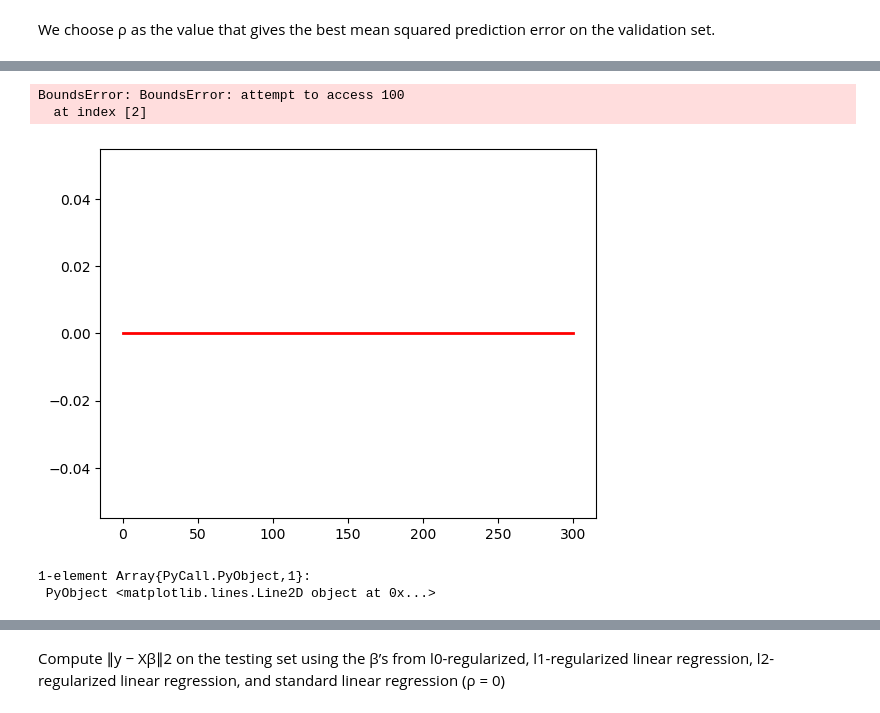
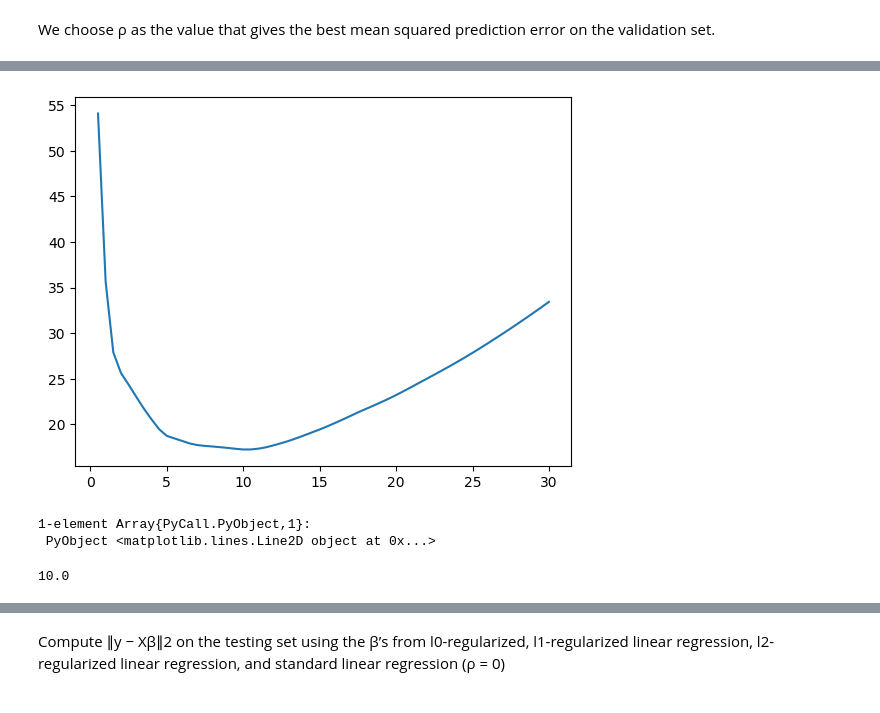
Before and after one commit to gabyrappaport/ml_mban_hw1, a Jupyter notebook: Pset 1.ipynb, the cells around one changed output, grey strips where cells are left out. Saved outputs shown, nothing was run; the diff lists cells and outputs as text; code cells hidden in the pictures.

```diff
--- a/Pset 1.ipynb
+++ b/Pset 1.ipynb
@@ -236,0 +195,4 @@ BoundsError: BoundsError: attempt to access 100
+# %%
+function mean_square_error(y_actual, y_predicted)
+    return sum((y_actual - y_predicted).^2)
+end
@@ -236,0 +201,6 @@ BoundsError: BoundsError: attempt to access 100
+# %%
+function compute_error_l0(ρ, X, y)
+    objective, β = regularized_regression_l0(y_train, X_train, ρ)
+    error = mean_square_error(y, X * β)
+    return error
+end
@@ -237,7 +370,8 @@ BoundsError: BoundsError: attempt to access 100
 # %%
-error_l0 = zeros(length(rho_test))
+ρ_l1 = [i/2 for i=1:60]
+errors_l1 = zeros(length(ρ_l1))
 
-for i in 1:length(rho_test)
-    error_l0[i] = compute_error_l0(rho_test[i], val_set, val_set_output)
+for i in 1:length(errors_l1)
+    errors_l1[i] = compute_error_l1(ρ_l1[i], X_validation, y_validation)
 end
 # %% [output]
@@ -267,15 +395,10 @@ plot(rho_test, error_l1, color="red", linewidth=2.0)
-# %%
-error_l2 = zeros(length(rho_test))
-
-for i in 1:length(rho_test)
-    error_l2[i] = compute_error_l2(rho_test[i], val_set, val_set_output)
-end
-# %% [output]
-BoundsError: BoundsError: attempt to access 100
-  at index [2]
-# %%
-plot(rho_test, error_l2, color="red", linewidth=2.0)
-# %% [output]
-[figure, removed]
-1-element Array{PyCall.PyObject,1}:
- PyObject <matplotlib.lines.Line2D object at 0x...>
+# %%
+plot(ρ_l1, errors_l1)
+# %% [output]
+[figure, added]
+1-element Array{PyCall.PyObject,1}:
+ PyObject <matplotlib.lines.Line2D object at 0x...>
+# %%
+ρ_optimal_l1 = ρ_l1[argmin(errors_l1)]
+# %% [output]
+10.0
```
Also changed, not shown: parts of 42 cells of this notebook.
